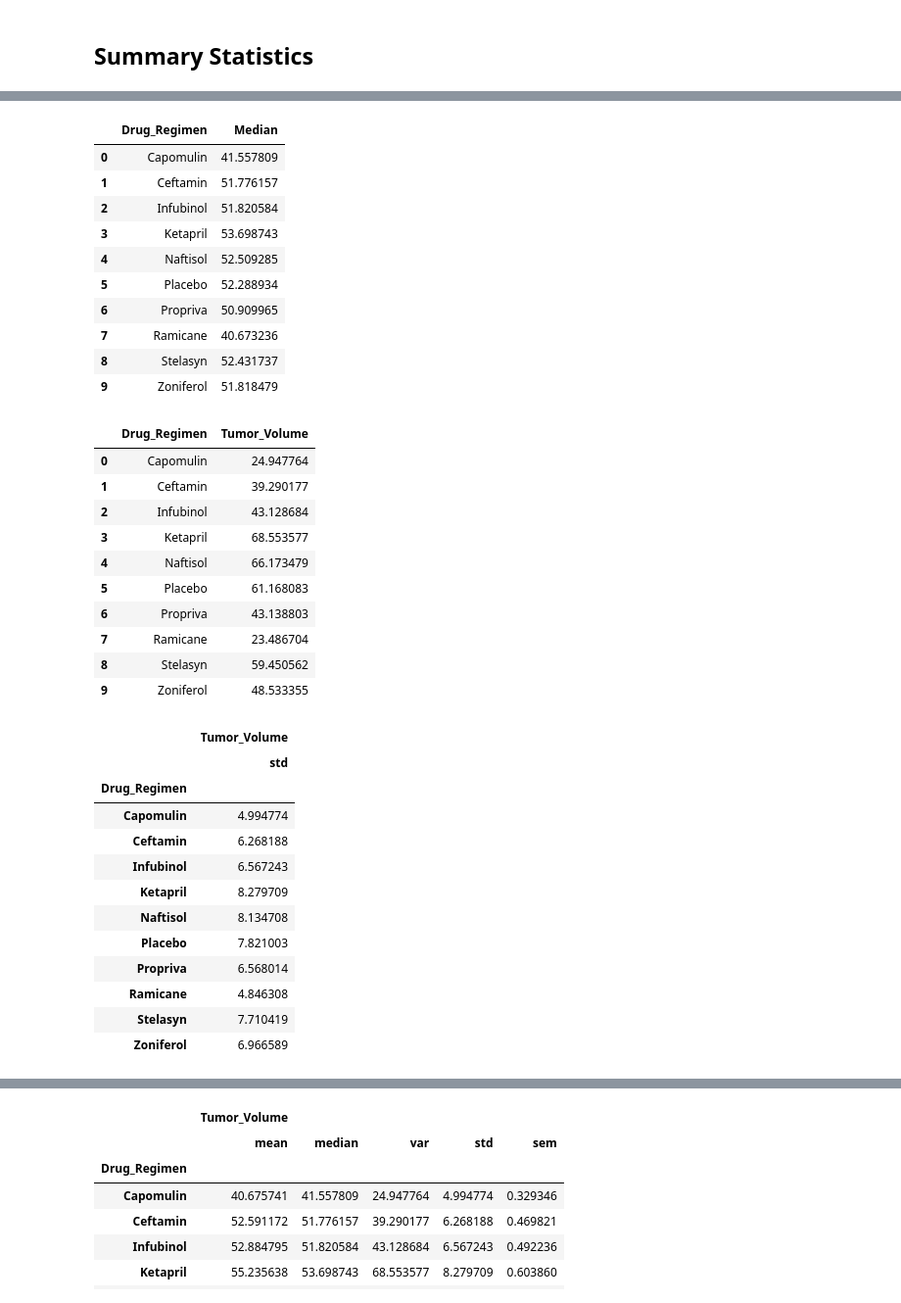
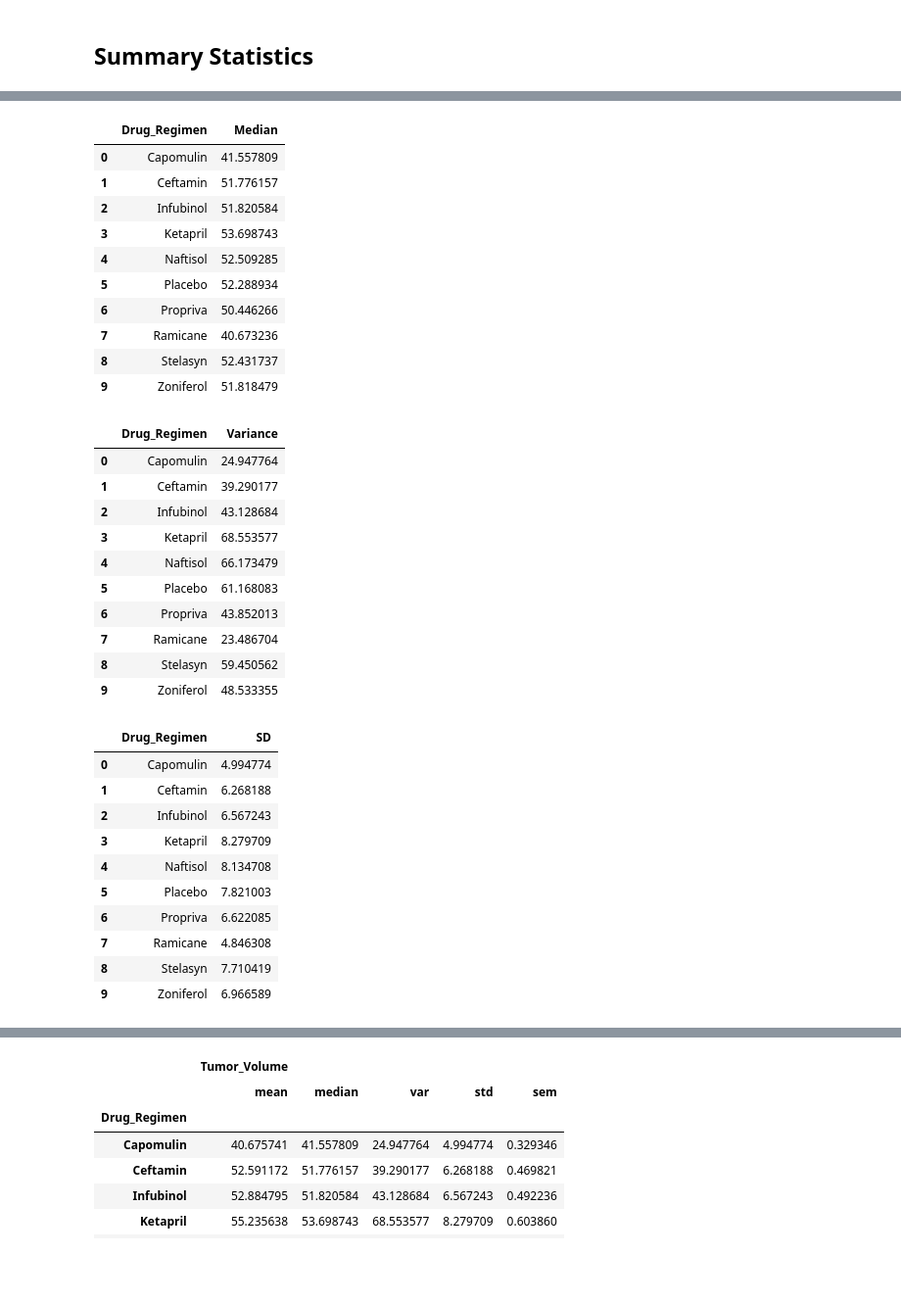
Before and after one commit to kwelter23/matplotlip, a Jupyter notebook: Pymaceuticals/pymaceuticals_starter.ipynb, the cells around one changed output, grey strips where cells are left out. Shown at 98% size. Drawn from its saved outputs; the diff is of its cells as text; code cells hidden in the pictures; blank space fills up the shorter version.

```diff
--- a/Pymaceuticals/pymaceuticals_starter.ipynb
+++ b/Pymaceuticals/pymaceuticals_starter.ipynb
@@ -76,2 +93,4 @@ cleaned_data_df
+# %%
+cleaned_data_df = cleaned_data_df[cleaned_data_df.Mouse_ID != 'g989']
 # %%
 # Checking the number of mice in the clean DataFrame.
@@ -85,6 +104,6 @@ revised_total_mice_df
 # %% [markdown]
 ## Summary Statistics
 # %%
-cleaned_data_df.rename(columns = {'Tumor Volume (mm3)':'Tumor_Volume'}, inplace=True)
+#cleaned_data_df.rename(columns = {'Tumor Volume (mm3)':'Tumor_Volume'}, inplace=True)
 cleaned_data_df
 # %% [output]
@@ -127,9 +140,9 @@ mean_grouped_drug_regimen_df
 | 9 | Zoniferol | 53.236507 |
 # %%
 # Median Tumor Volume
-median_grouped_drug_regimen_df = cleaned_data_df.groupby('Drug_Regimen', as_index=False).Tumor_Volume.median()
-median_grouped_drug_regimen_df.set_index('Drug_Regimen', drop=True)
-median_grouped_drug_regimen_df.rename(columns={'Tumor_Volume':'Median'}, inplace=True)
+median_grouped_drug_regimen_df = cleaned_data_df.groupby(['Drug_Regimen'])['Tumor_Volume_(mm3)'].median().to_frame().rename(
+         columns={'Drug_Regimen':'Median'}).reset_index()
+median_grouped_drug_regimen_df.rename(columns={'Tumor_Volume_(mm3)' : 'Median'}, inplace=True)
 median_grouped_drug_regimen_df
 # %% [output]
 |  | Drug_Regimen | Median |
@@ -139,45 +152,45 @@ median_grouped_drug_regimen_df
 | 3 | Ketapril | 53.698743 |
 | 4 | Naftisol | 52.509285 |
 | 5 | Placebo | 52.288934 |
-| 6 | Propriva | 50.909965 |
+| 6 | Propriva | 50.446266 |
 | 7 | Ramicane | 40.673236 |
 | 8 | Stelasyn | 52.431737 |
 | 9 | Zoniferol | 51.818479 |
 # %%
-# Variance Tumor Volume
-var_grouped_drug_regimen_df = cleaned_data_df.groupby('Drug_Regimen', as_index=False).Tumor_Volume.var()
-var_grouped_drug_regimen_df.set_index('Drug_Regimen', drop=True)
-var_grouped_drug_regimen_df.rename(columns={'(Tumor_Volume)':'Variance'}, inplace=True)
+# variance Tumor Volume
+var_grouped_drug_regimen_df = cleaned_data_df.groupby(['Drug_Regimen'])['Tumor_Volume_(mm3)'].var().to_frame().rename(
+         columns={'Drug_Regimen':'Variance'}).reset_index()
+var_grouped_drug_regimen_df.rename(columns={'Tumor_Volume_(mm3)' : 'Variance'}, inplace=True)
 var_grouped_drug_regimen_df
 # %% [output]
-|  | Drug_Regimen | Tumor_Volume |
+|  | Drug_Regimen | Variance |
 | 0 | Capomulin | 24.947764 |
 | 1 | Ceftamin | 39.290177 |
 | 2 | Infubinol | 43.128684 |
 | 3 | Ketapril | 68.553577 |
 | 4 | Naftisol | 66.173479 |
 | 5 | Placebo | 61.168083 |
-| 6 | Propriva | 43.138803 |
+| 6 | Propriva | 43.852013 |
 | 7 | Ramicane | 23.486704 |
 | 8 | Stelasyn | 59.450562 |
 | 9 | Zoniferol | 48.533355 |
 # %%
 # SD Tumor Volume
-sd_grouped_drug_regimen_df = cleaned_data_df.groupby('Drug_Regimen').agg({"Tumor_Volume": ["std"]})
+sd_grouped_drug_regimen_df = cleaned_data_df.groupby(['Drug_Regimen'])['Tumor_Volume_(mm3)'].std().to_frame().rename(
+         columns={'Drug_Regimen':'Variance'}).reset_index()
+sd_grouped_drug_regimen_df.rename(columns={'Tumor_Volume_(mm3)' : 'SD'}, inplace=True)
 sd_grouped_drug_regimen_df
 # %% [output]
-|  | Tumor_Volume |
-|  | std |
-| Drug_Regimen |  |
-| Capomulin | 4.994774 |
-| Ceftamin | 6.268188 |
-| Infubinol | 6.567243 |
-| Ketapril | 8.279709 |
-| Naftisol | 8.134708 |
-| Placebo | 7.821003 |
-| Propriva | 6.568014 |
-| Ramicane | 4.846308 |
-| Stelasyn | 7.710419 |
-| Zoniferol | 6.966589 |
+|  | Drug_Regimen | SD |
+| 0 | Capomulin | 4.994774 |
+| 1 | Ceftamin | 6.268188 |
+| 2 | Infubinol | 6.567243 |
+| 3 | Ketapril | 8.279709 |
+| 4 | Naftisol | 8.134708 |
+| 5 | Placebo | 7.821003 |
+| 6 | Propriva | 6.622085 |
+| 7 | Ramicane | 4.846308 |
+| 8 | Stelasyn | 7.710419 |
+| 9 | Zoniferol | 6.966589 |
 # %%
 # SEM Tumor Volume
```
Also changed, not shown: parts of 16 cells of this notebook.
